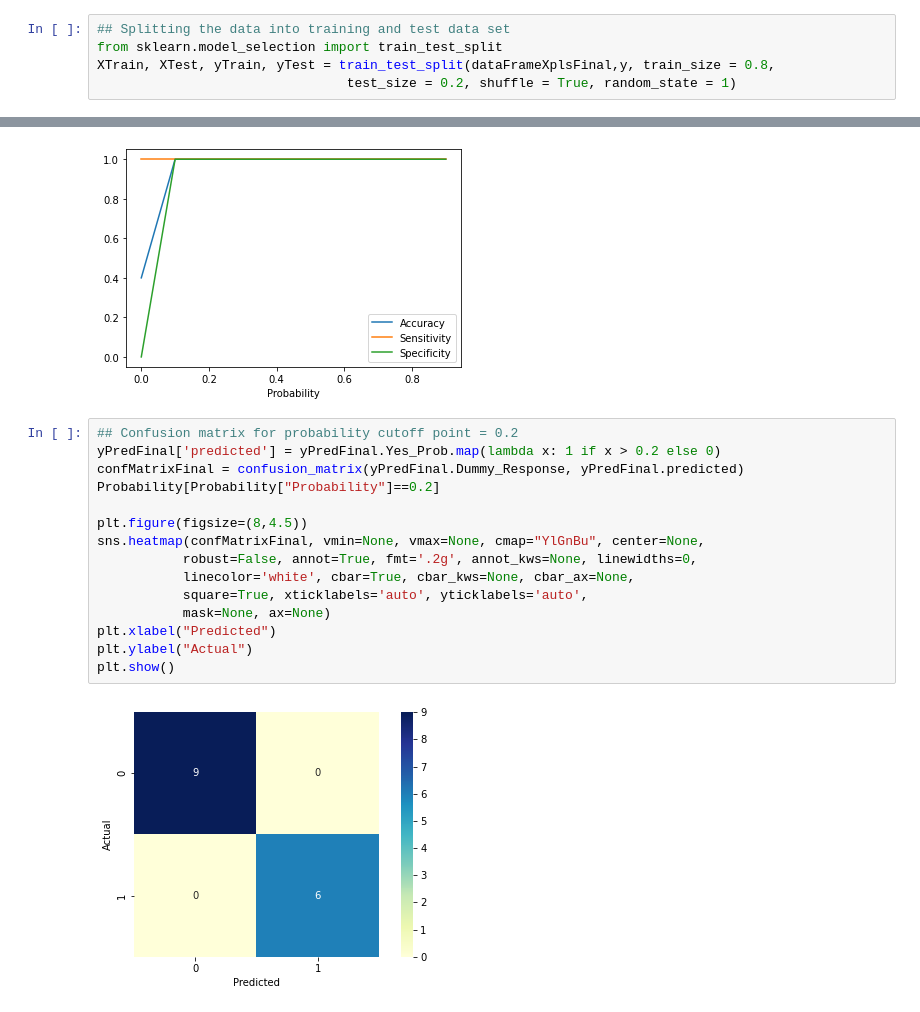
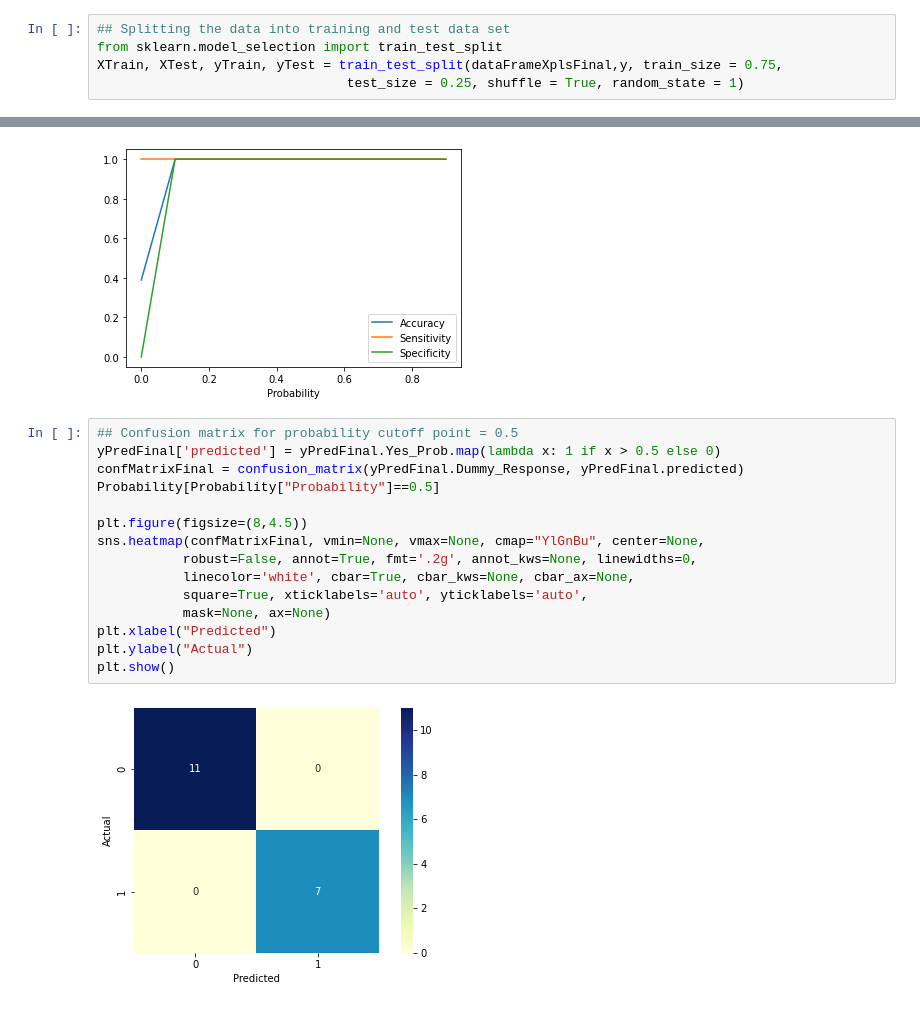
Before and after one commit to bindubritta/STAT5320, a Jupyter notebook: PLSLR.ipynb, the cells around one changed output, grey strips where cells are left out. Drawn from its saved outputs; the diff is of its cells as text.

```diff
--- a/PLSLR.ipynb
+++ b/PLSLR.ipynb
@@ -106,8 +106,8 @@ plt.show()
 # %%
 ## Splitting the data into training and test data set
 from sklearn.model_selection import train_test_split
-XTrain, XTest, yTrain, yTest = train_test_split(dataFrameXplsFinal,y, train_size = 0.8,
-                                test_size = 0.2, shuffle = True, random_state = 1)
+XTrain, XTest, yTrain, yTest = train_test_split(dataFrameXplsFinal,y, train_size = 0.75,
+                                test_size = 0.25, shuffle = True, random_state = 1)
 # %%
 ## Training the Logistic Regression model with PLS
 from sklearn.linear_model import LogisticRegression
@@ -163,22 +163,22 @@ plt.show()
 # %% [output]
 [figure]
 # %%
-## Confusion matrix for probability cutoff point = 0.2
-yPredFinal['predicted'] = yPredFinal.Yes_Prob.map(lambda x: 1 if x > 0.2 else 0)
+## Confusion matrix for probability cutoff point = 0.5
+yPredFinal['predicted'] = yPredFinal.Yes_Prob.map(lambda x: 1 if x > 0.5 else 0)
 confMatrixFinal = confusion_matrix(yPredFinal.Dummy_Response, yPredFinal.predicted)
-Probability[Probability["Probability"]==0.2]
+Probability[Probability["Probability"]==0.5]
 
 plt.figure(figsize=(8,4.5))
 sns.heatmap(confMatrixFinal, vmin=None, vmax=None, cmap="YlGnBu", center=None,
            robust=False, annot=True, fmt='.2g', annot_kws=None, linewidths=0,
            linecolor='white', cbar=True, cbar_kws=None, cbar_ax=None,
            square=True, xticklabels='auto', yticklabels='auto',
            mask=None, ax=None)
 plt.xlabel("Predicted")
 plt.ylabel("Actual")
 plt.show()
 # %% [output]
-[figure, old version]
+[figure, new version]
 # %%
 ## Classification report for the PCLR model
 from sklearn.metrics import classification_report
```
Also changed, not shown: parts of 2 cells of this notebook.
